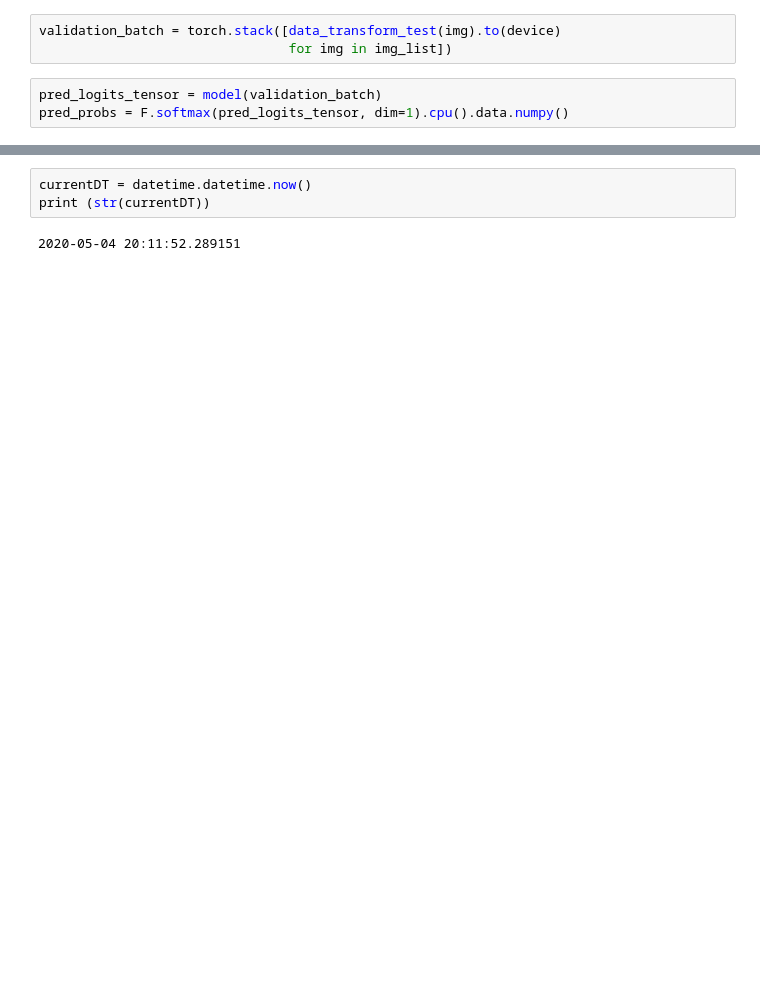
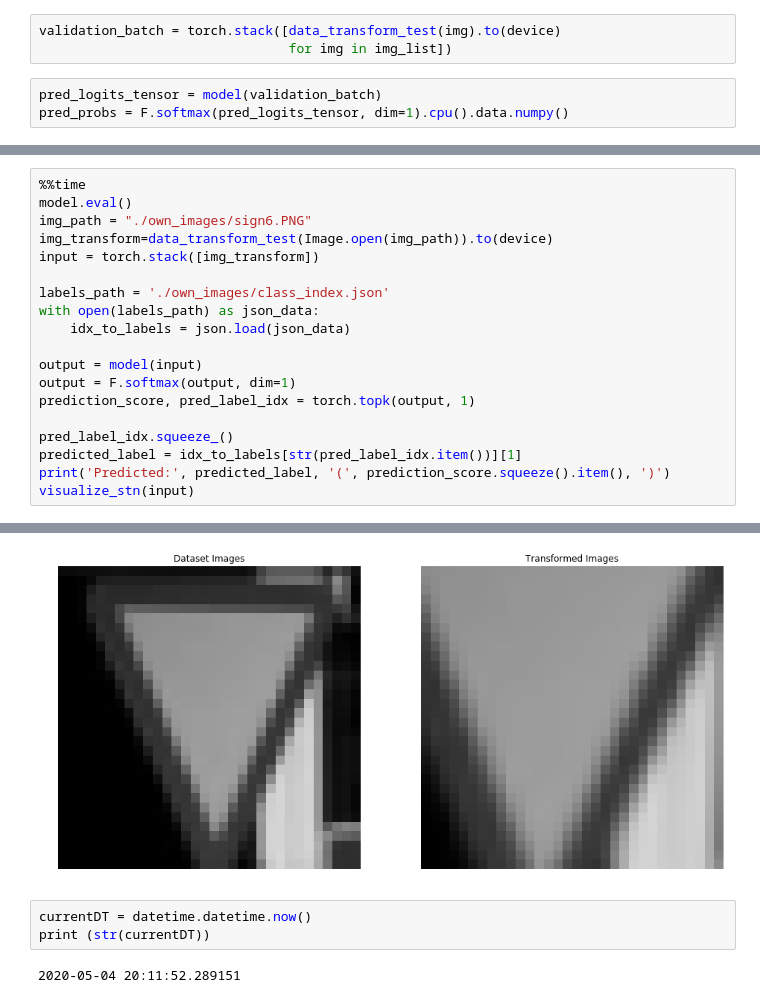
Before and after one commit to j99nowicki/ml_road_signs, a Jupyter notebook: 6 Inference on cpu.ipynb, the cells around one changed output, grey strips where cells are left out. Saved outputs shown, nothing was run; the diff lists cells and outputs as text; blank space fills up the shorter version.

```diff
--- a/6 Inference on cpu.ipynb
+++ b/6 Inference on cpu.ipynb
@@ -353,0 +422,20 @@ for i, img in enumerate(img_list):
+# %%
+%%time
+model.eval()
+img_path = "./own_images/sign6.PNG"
+img_transform=data_transform_test(Image.open(img_path)).to(device)
+input = torch.stack([img_transform])
+
+labels_path = './own_images/class_index.json'
+with open(labels_path) as json_data:
+    idx_to_labels = json.load(json_data)
+
+output = model(input)
+output = F.softmax(output, dim=1)
+prediction_score, pred_label_idx = torch.topk(output, 1)
+
+pred_label_idx.squeeze_()
+predicted_label = idx_to_labels[str(pred_label_idx.item())][1]
+print('Predicted:', predicted_label, '(', prediction_score.squeeze().item(), ')')
+visualize_stn(input)
+# %% [output]
@@ -354,3 +445,4 @@ for i, img in enumerate(img_list):
+[figure, added]
 # %%
 currentDT = datetime.datetime.now()
 print (str(currentDT))
```
Also changed, not shown: parts of 13 cells of this notebook, 12 other files.
